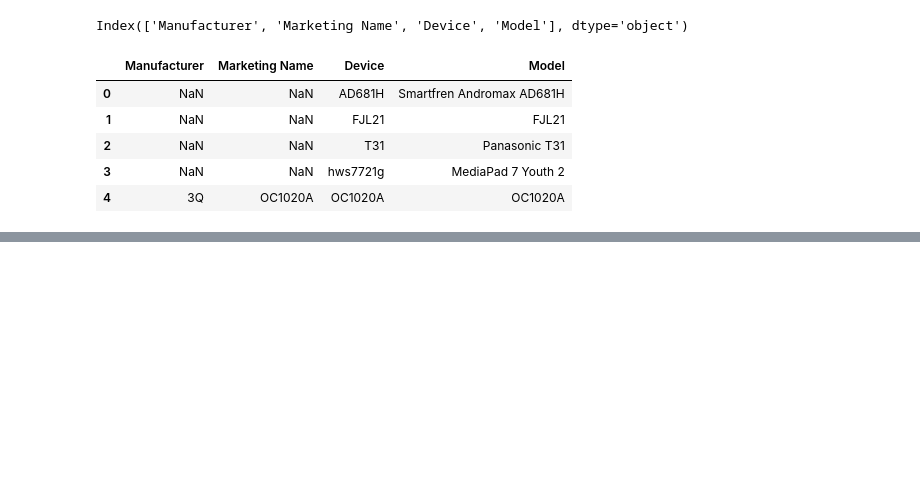
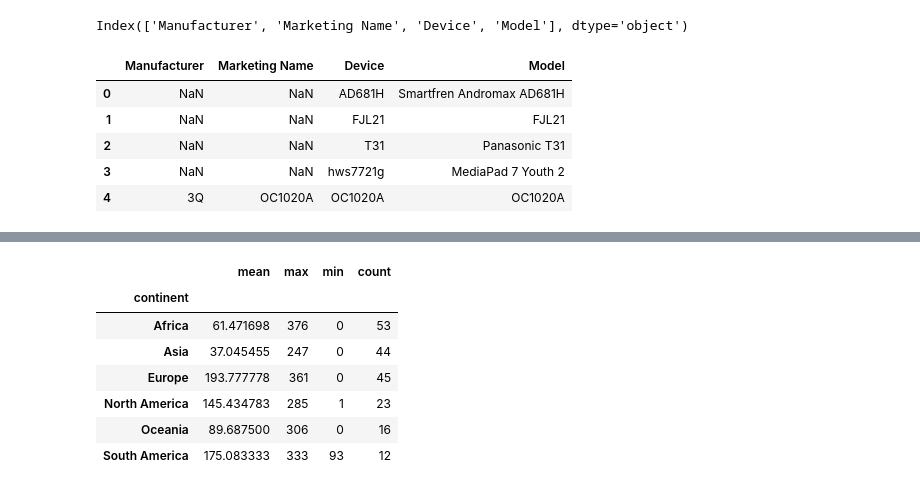
Before and after one commit to ltoco/Data-analysis-basics, a Jupyter notebook: pandas_refresher.ipynb, the cells around one changed output, grey strips where cells are left out. Drawn from its saved outputs; the diff is of its cells as text; code cells hidden in the pictures; blank space fills up the shorter version.

```diff
--- a/pandas_refresher.ipynb
+++ b/pandas_refresher.ipynb
@@ -669,0 +690,13 @@ References - https://pbpython.com/pandas_transform.html
+# %%
+drinks_data.groupby('continent')['beer_servings'].agg(['mean', 'max', 'min', 'count'])
+
+# Count is specifying how many countries are there in africa
+# %% [output]
+|  | mean | max | min | count |
+| continent |  |  |  |  |
+| Africa | 61.471698 | 376 | 0 | 53 |
+| Asia | 37.045455 | 247 | 0 | 44 |
+| Europe | 193.777778 | 361 | 0 | 45 |
+| North America | 145.434783 | 285 | 1 | 23 |
+| Oceania | 89.687500 | 306 | 0 | 16 |
+| South America | 175.083333 | 333 | 93 | 12 |
```
Also changed, not shown: parts of 30 cells of this notebook.
